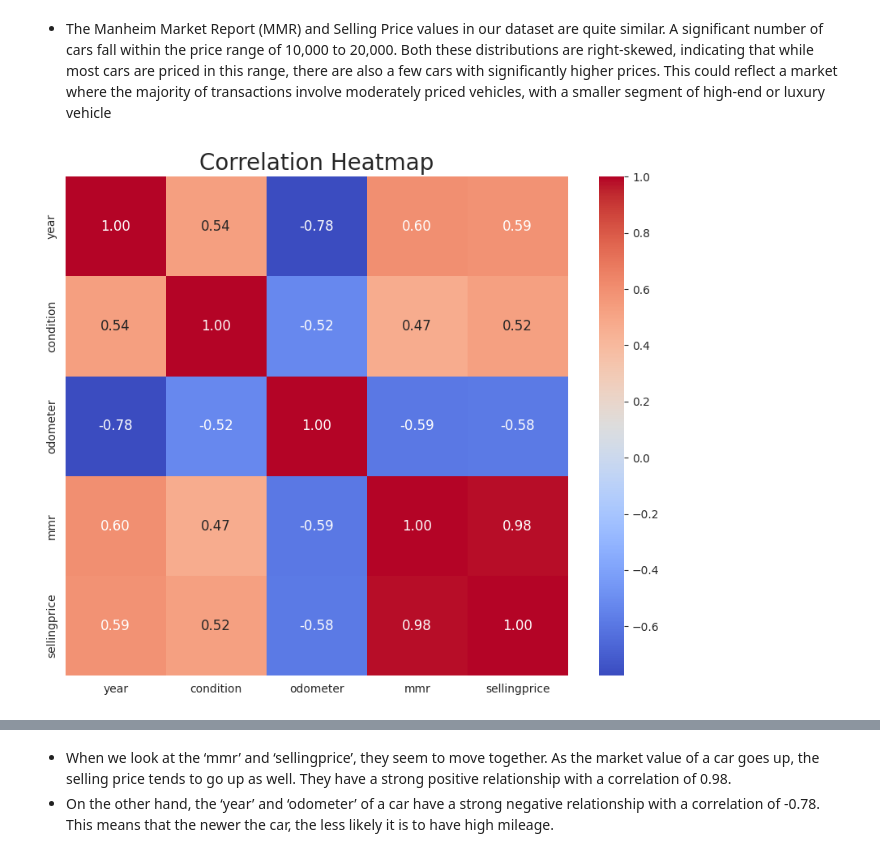
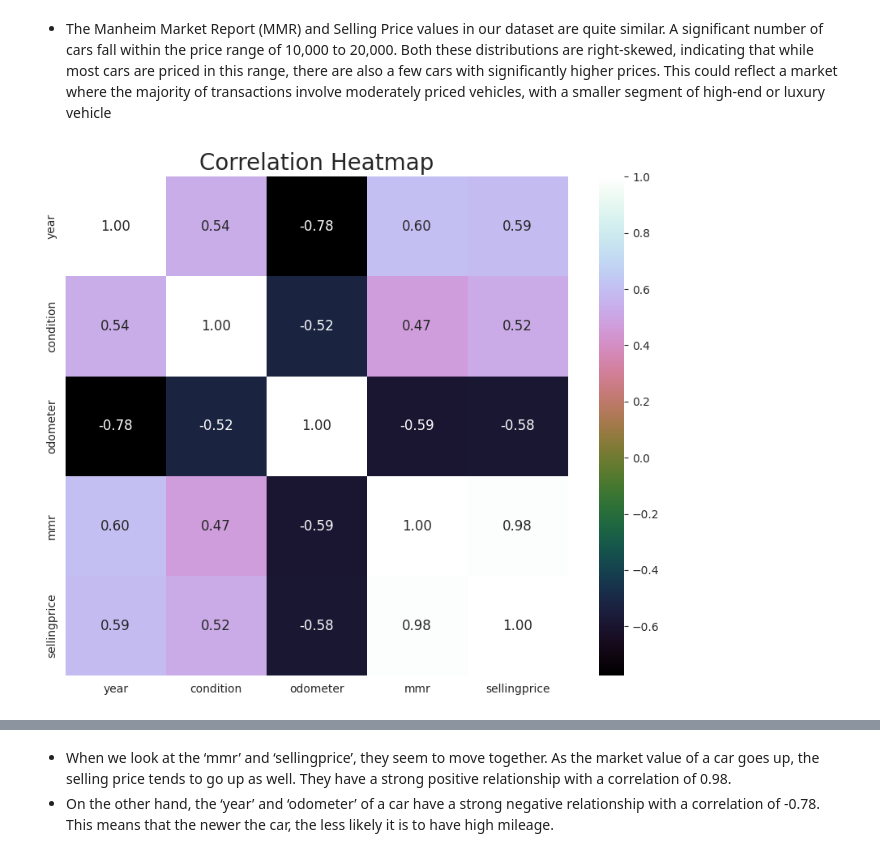
Before and after one commit to totargaming/VehicleSalesReport, a Jupyter notebook: vehicle-sales-eda.ipynb, the cells around one changed output, grey strips where cells are left out. Saved outputs shown, nothing was run; the diff lists cells and outputs as text; code cells hidden in the pictures.

Commit message:
change color

```diff
--- a/vehicle-sales-eda.ipynb
+++ b/vehicle-sales-eda.ipynb
@@ -380,8 +380,8 @@ num_col = ['year', 'condition', 'odometer', 'mmr', 'sellingprice']
 # %%
 plt.figure(figsize=(10,8))  # Increase the size of the heatmap
 sns.set_style("whitegrid")  # Set the style of the plot
-sns.heatmap(data[num_col].corr(), annot=True, fmt=".2f", cmap='coolwarm', annot_kws={'size': 12})  # Use a different color palette, format the annotations to 2 decimal places, and increase the annotation size
+sns.heatmap(data[num_col].corr(), annot=True, fmt=".2f", cmap='cubehelix', annot_kws={'size': 12})  # Use a different color palette, format the annotations to 2 decimal places, and increase the annotation size
 plt.title('Correlation Heatmap', fontsize=20)  # Add a title to the heatmap
 plt.show()
 # %% [output]
-[figure, old version]
+[figure, new version]
```
Also changed, not shown: parts of 12 cells of this notebook.
